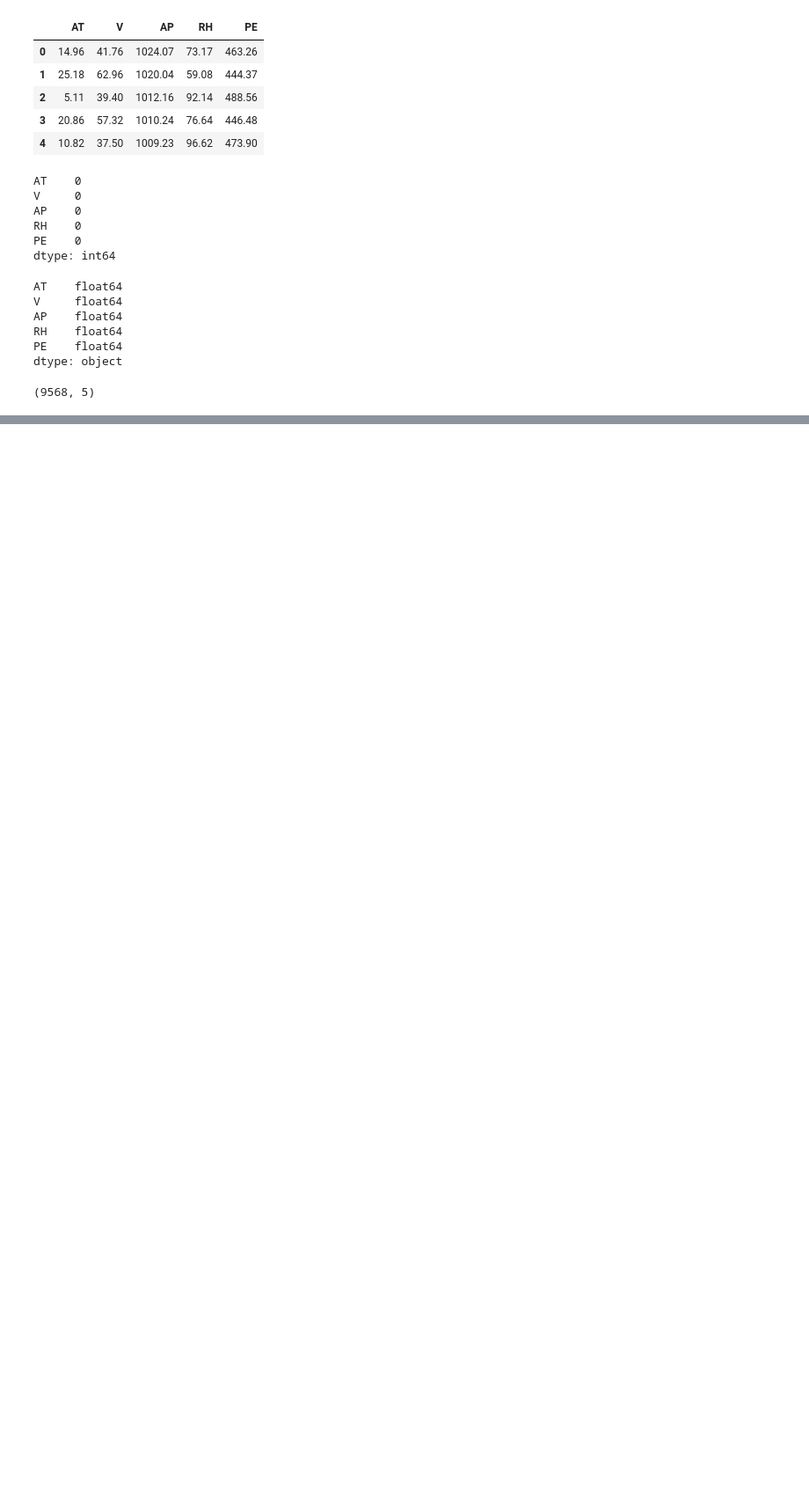
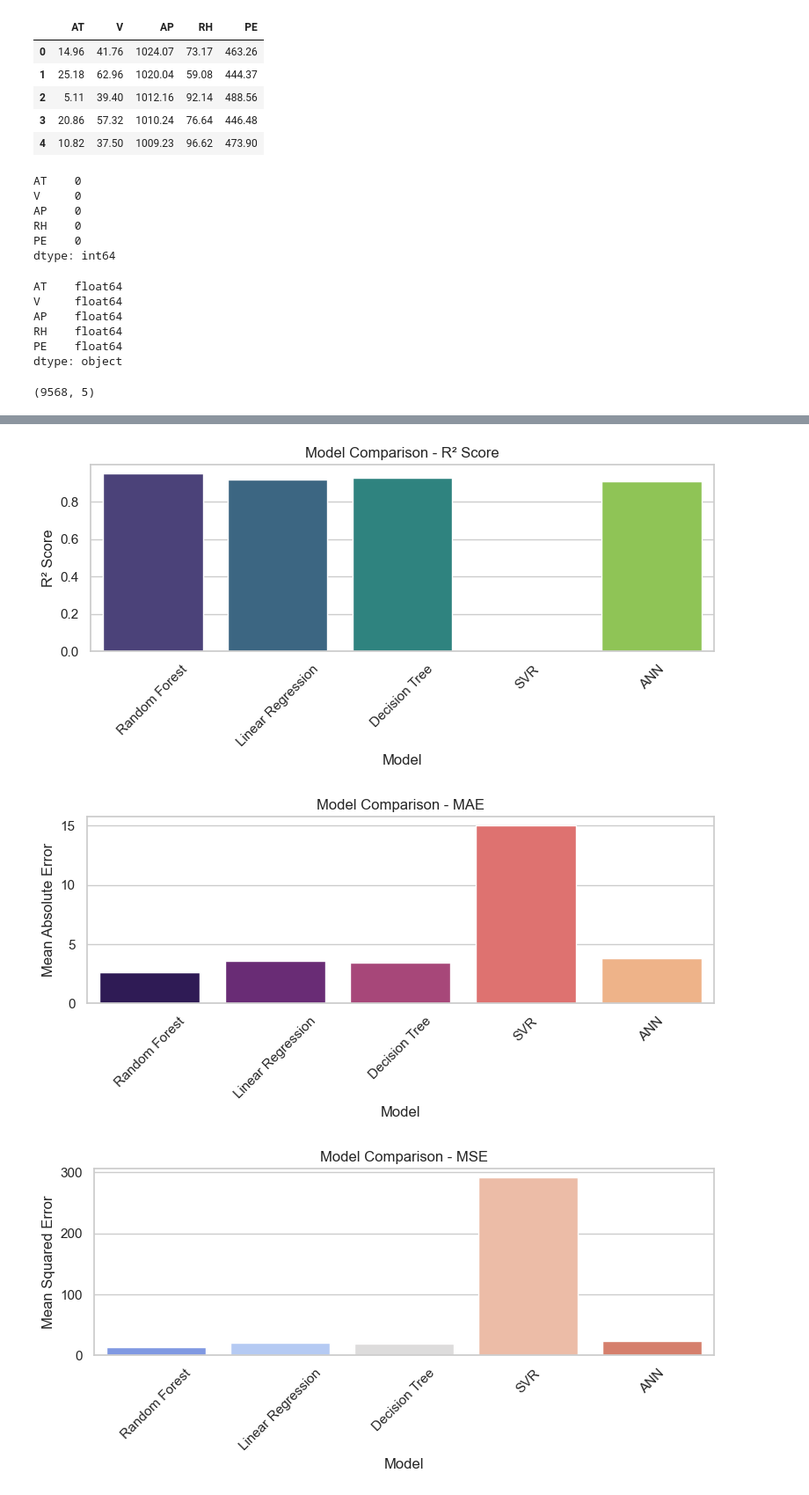
Before and after one commit to sadafhukkeri/Power-Energy-ANN, a Jupyter notebook: PowerEnergy_ANN.ipynb, the cells around one changed output, grey strips where cells are left out. Shown at 88% size. Drawn from its saved outputs; the diff is of its cells as text; code cells hidden in the pictures; blank space fills up the shorter version.

```diff
--- a/PowerEnergy_ANN.ipynb
+++ b/PowerEnergy_ANN.ipynb
@@ -165,0 +541,42 @@ array([[480.23346]], dtype=float32)
+# %%
+model_results = {
+    'Model': ['Random Forest', 'Linear Regression', 'Decision Tree', 'SVR', 'ANN'],
+    'R2 Score': [0.95, 0.92, 0.93, -0.00, 0.91],
+    'MAE': [2.60, 3.59, 3.43, 15.00, 3.84],
+    'MSE': [13.46, 20.36, 19.63, 291.19, 23.64]
+}
+
+df_models = pd.DataFrame(model_results)
+# %%
+sns.set(style="whitegrid")
+
+# R2 Score Plot
+plt.figure(figsize=(8, 4))
+sns.barplot(x='Model', y='R2 Score', data=df_models, palette='viridis')
+plt.title('Model Comparison - R² Score')
+plt.ylabel('R² Score')
+plt.xticks(rotation=45)
+plt.tight_layout()
+plt.show()
+
+# MAE Plot
+plt.figure(figsize=(8, 4))
+sns.barplot(x='Model', y='MAE', data=df_models, palette='magma')
+plt.title('Model Comparison - MAE')
+plt.ylabel('Mean Absolute Error')
+plt.xticks(rotation=45)
+plt.tight_layout()
+plt.show()
+
+# MSE Plot
+plt.figure(figsize=(8, 4))
+sns.barplot(x='Model', y='MSE', data=df_models, palette='coolwarm')
+plt.title('Model Comparison - MSE')
+plt.ylabel('Mean Squared Error')
+plt.xticks(rotation=45)
+plt.tight_layout()
+plt.show()
+# %% [output]
+[figure, added]
+[figure, added]
+[figure, added]
```
Also changed, not shown: parts of 55 cells of this notebook.
